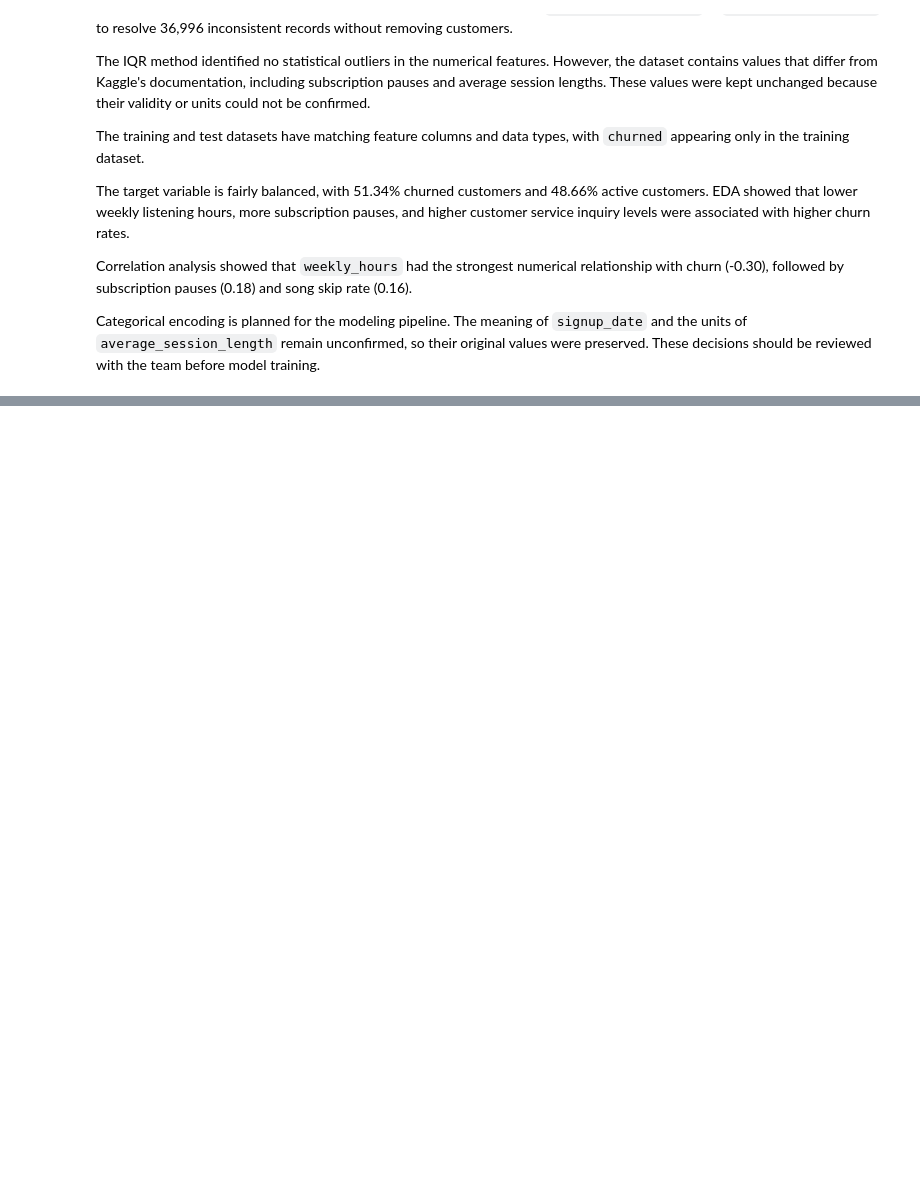
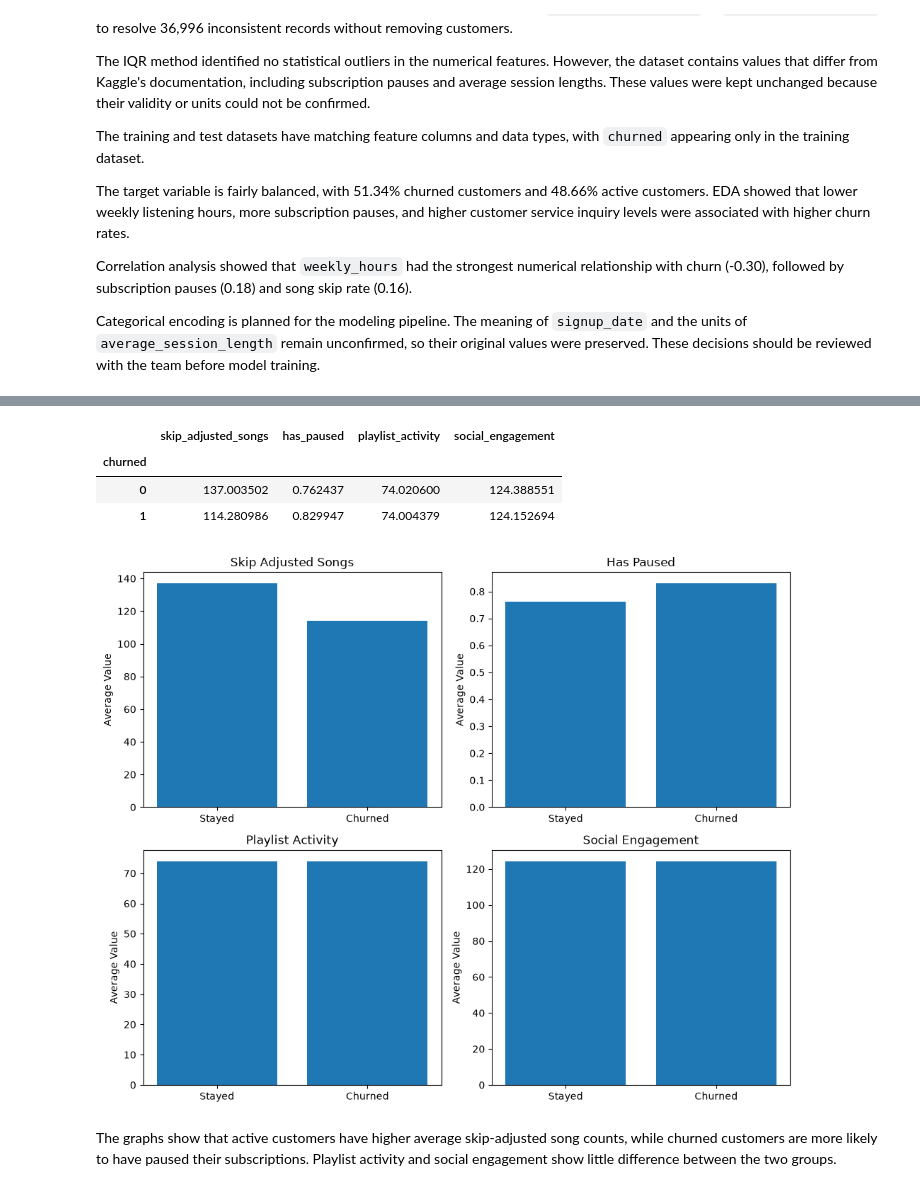
Before and after one commit to madewitt55/cs407-final-project, a Jupyter notebook: elena_task.ipynb, the cells around one changed output, grey strips where cells are left out. Cells and saved outputs as stored; diff of their text form; code cells hidden in the pictures; blank space fills up the shorter version.

```diff
--- a/elena_task.ipynb
+++ b/elena_task.ipynb
@@ -612,0 +732,6 @@ Categorical encoding is planned for the modeling pipeline. The meaning of `signu
+# %%
+df_features["has_paused"] = (
+    df_features["num_subscription_pauses"] > 0
+).astype(int)
+
+df_features[["num_subscription_pauses", "has_paused"]].head(10)
@@ -612,0 +1081,35 @@ Categorical encoding is planned for the modeling pipeline. The meaning of `signu
+# %%
+features_to_plot = [
+    "skip_adjusted_songs",
+    "has_paused",
+    "playlist_activity",
+    "social_engagement"
+]
+
+feature_averages = df_features.groupby("churned")[features_to_plot].mean()
+
+feature_averages
+# %% [output]
+|  | skip_adjusted_songs | has_paused | playlist_activity | social_engagement |
+| churned |  |  |  |  |
+| 0 | 137.003502 | 0.762437 | 74.020600 | 124.388551 |
+| 1 | 114.280986 | 0.829947 | 74.004379 | 124.152694 |
+# %%
+fig, axes = plt.subplots(2, 2, figsize=(10, 8))
+
+for ax, feature in zip(axes.flatten(), features_to_plot):
+    ax.bar(
+        ["Stayed", "Churned"],
+        feature_averages[feature]
+    )
+
+    ax.set_title(feature.replace("_", " ").title())
+    ax.set_ylabel("Average Value")
+    ax.set_ylim(bottom=0)
+
+plt.tight_layout()
+plt.show()
+# %% [output]
+[figure, added]
+# %% [markdown]
+The graphs show that active customers have higher average skip-adjusted song counts, while churned customers are more likely to have paused their subscriptions. Playlist activity and social engagement show little difference between the two groups.
```
Also changed, not shown: parts of 44 cells of this notebook.
